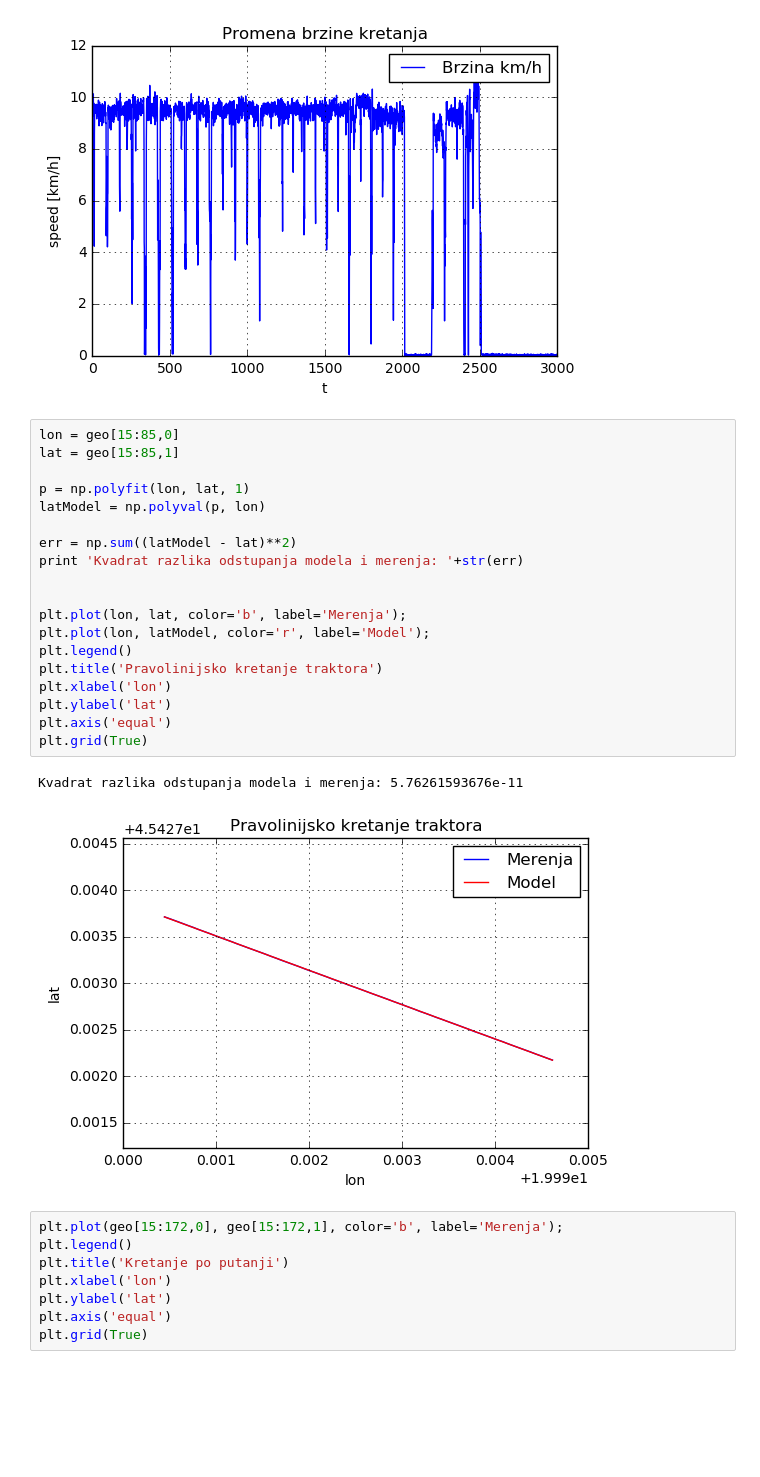
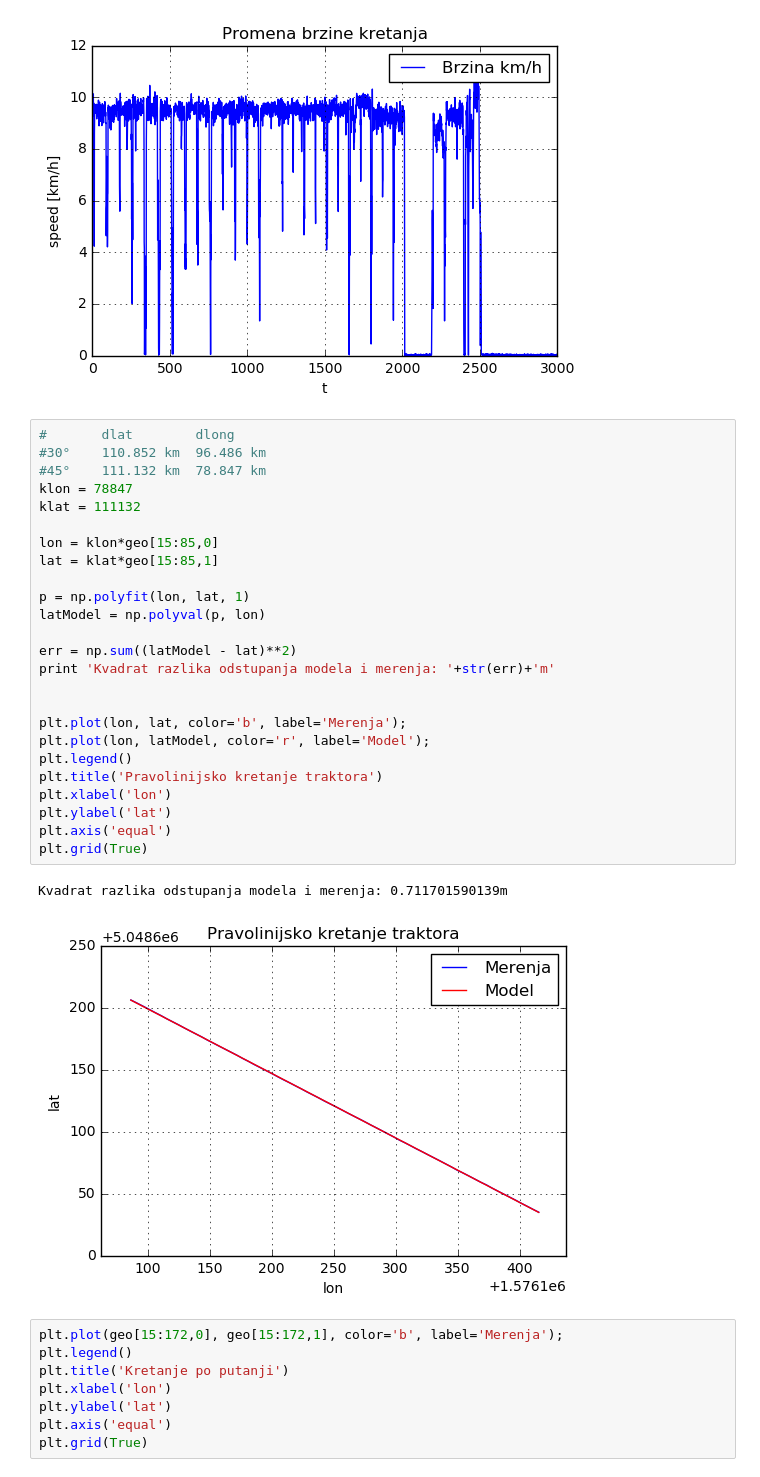
Before and after one commit to ftn-ai-lab/sc-2016-e2, a Jupyter notebook: teorija/notebooks/SC15 - GPS - nepreciznost i neodredjenost.ipynb, the cells around one changed output. Cells and saved outputs as stored; diff of their text form; blank space fills up the shorter version.

```diff
--- a/teorija/notebooks/SC15 - GPS - nepreciznost i neodredjenost.ipynb
+++ b/teorija/notebooks/SC15 - GPS - nepreciznost i neodredjenost.ipynb
@@ -68,27 +68,33 @@ plt.grid(True)
 # %% [output]
 [figure]
 # %%
-lon = geo[15:85,0]
-lat = geo[15:85,1]
+#       dlat        dlong
+#30°	110.852 km	96.486 km
+#45°	111.132 km	78.847 km
+klon = 78847
+klat = 111132
+
+lon = klon*geo[15:85,0]
+lat = klat*geo[15:85,1]
 
 p = np.polyfit(lon, lat, 1)
 latModel = np.polyval(p, lon)
 
 err = np.sum((latModel - lat)**2)
-print 'Kvadrat razlika odstupanja modela i merenja: '+str(err)
+print 'Kvadrat razlika odstupanja modela i merenja: '+str(err)+'m'
 
 
 plt.plot(lon, lat, color='b', label='Merenja');
 plt.plot(lon, latModel, color='r', label='Model');
 plt.legend()
 plt.title('Pravolinijsko kretanje traktora')
 plt.xlabel('lon')
 plt.ylabel('lat')
 plt.axis('equal')
 plt.grid(True)
 # %% [output]
-Kvadrat razlika odstupanja modela i merenja: 5.76261593676e-11
+Kvadrat razlika odstupanja modela i merenja: 0.711701590139m
-[figure, old version]
+[figure, new version]
 # %%
 plt.plot(geo[15:172,0], geo[15:172,1], color='b', label='Merenja');
 plt.legend()
```
